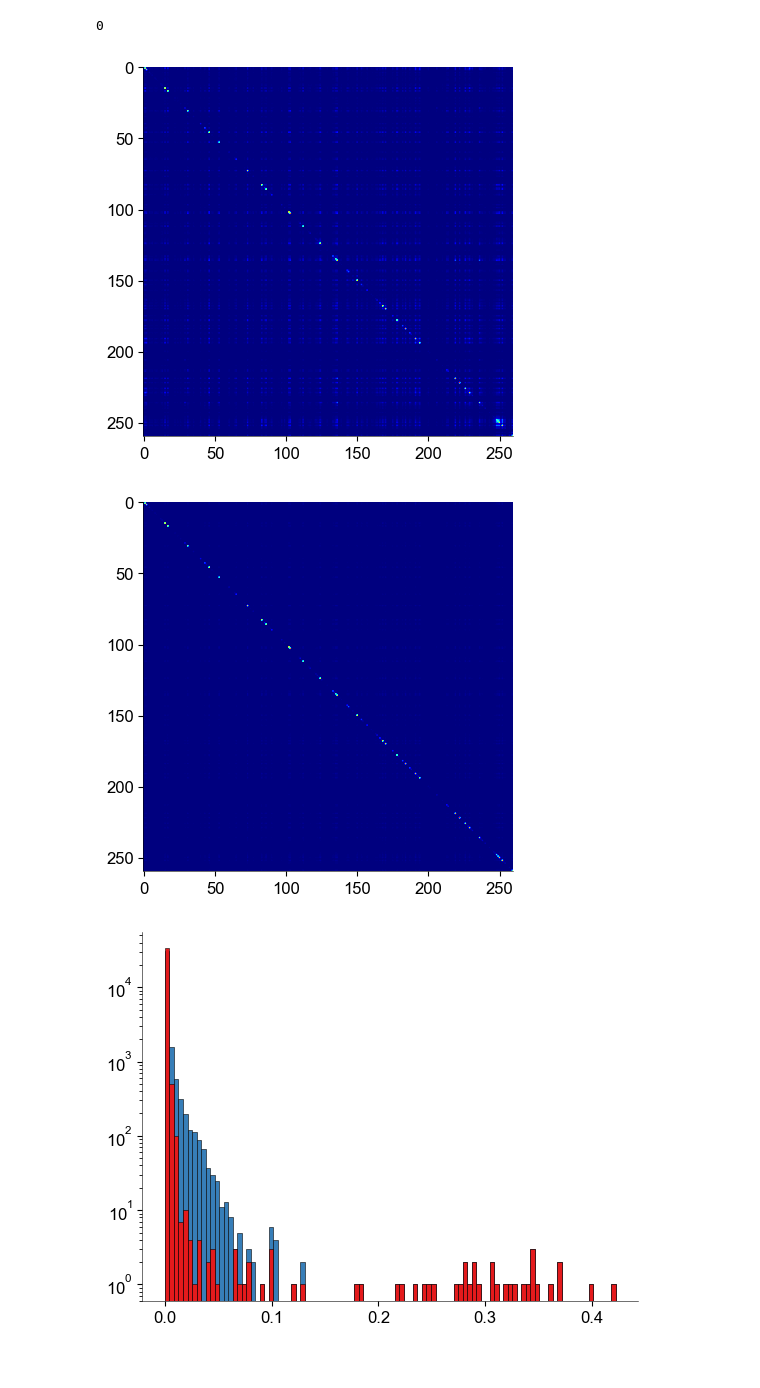
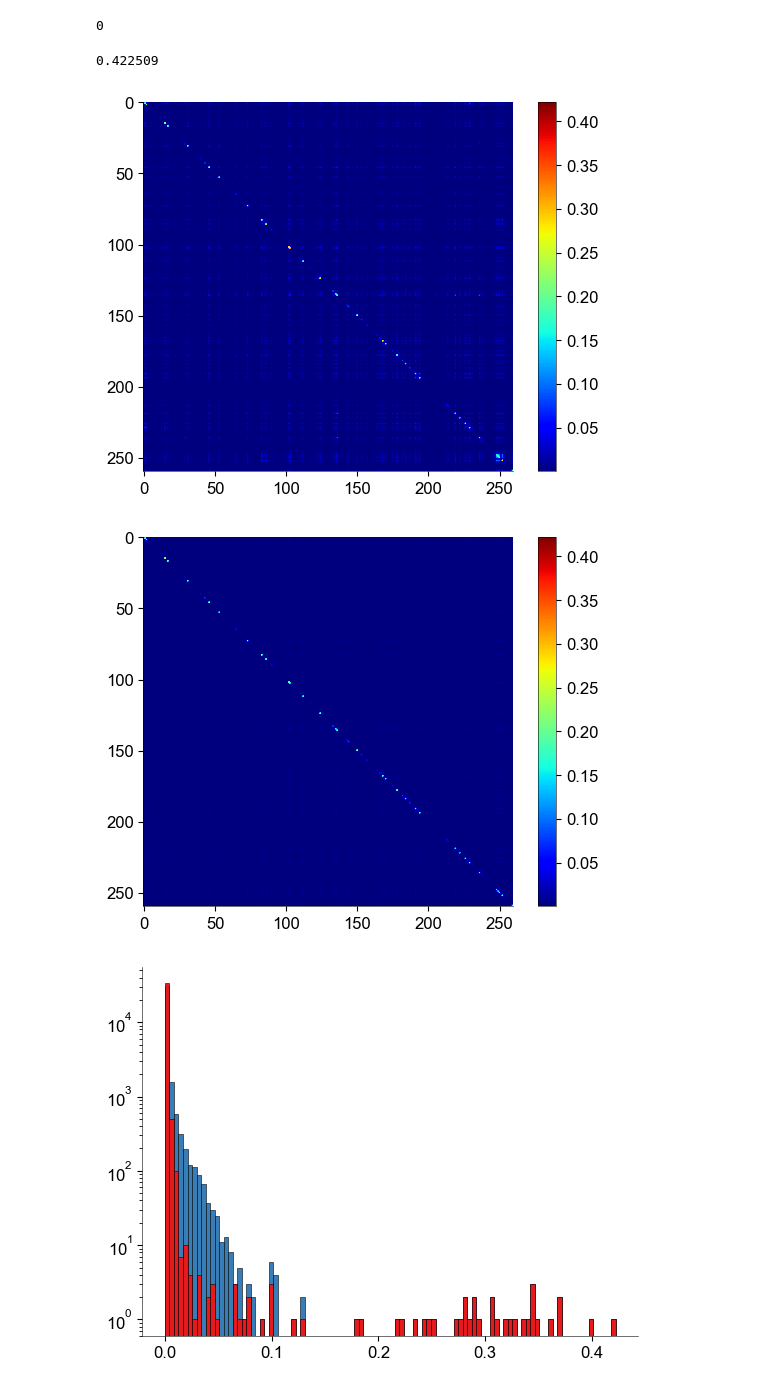
Before and after one commit to shoyip/SerProtAlign, a Jupyter notebook: notebooks/02_alignment_comparison.ipynb, the cells around one changed output. Cells and saved outputs as stored; diff of their text form; code cells hidden in the pictures.

```diff
--- a/notebooks/02_alignment_comparison.ipynb
+++ b/notebooks/02_alignment_comparison.ipynb
@@ -107,3 +107,7 @@ corr_iter_aln = np.genfromtxt('../data/corr_shuffled_iter.csv', delimiter=',', d
 np.sum(corr_iter_aln > 1.)
 # %% [output]
 0
+# %%
+np.max(corr_iter_aln.flatten()[corr_iter_aln.flatten() > 0])
+# %% [output]
+0.422509
@@ -110,15 +116,17 @@ np.sum(corr_iter_aln > 1.)
 # %%
 plt.figure()
-plt.imshow(corr_new_aln, cmap='jet')
+plt.imshow(corr_new_aln, cmap='jet', vmin=1e-6, vmax=0.422509)
+plt.colorbar()
 plt.show()
 # %% [output]
-[figure, old version]
+[figure, new version]
 # %%
 plt.figure()
-plt.imshow(corr_iter_aln, cmap='jet')
+plt.imshow(corr_iter_aln, cmap='jet', vmin=1e-6, vmax=0.422509)
+plt.colorbar()
 plt.show()
 # %% [output]
-[figure, old version]
+[figure, new version]
 # %%
 plt.hist(corr_new_aln[np.triu_indices(260)], bins=100)
 plt.hist(corr_iter_aln[np.triu_indices(260)], bins=100)
```
Also changed, not shown: parts of 2 cells of this notebook, 2 other files.
